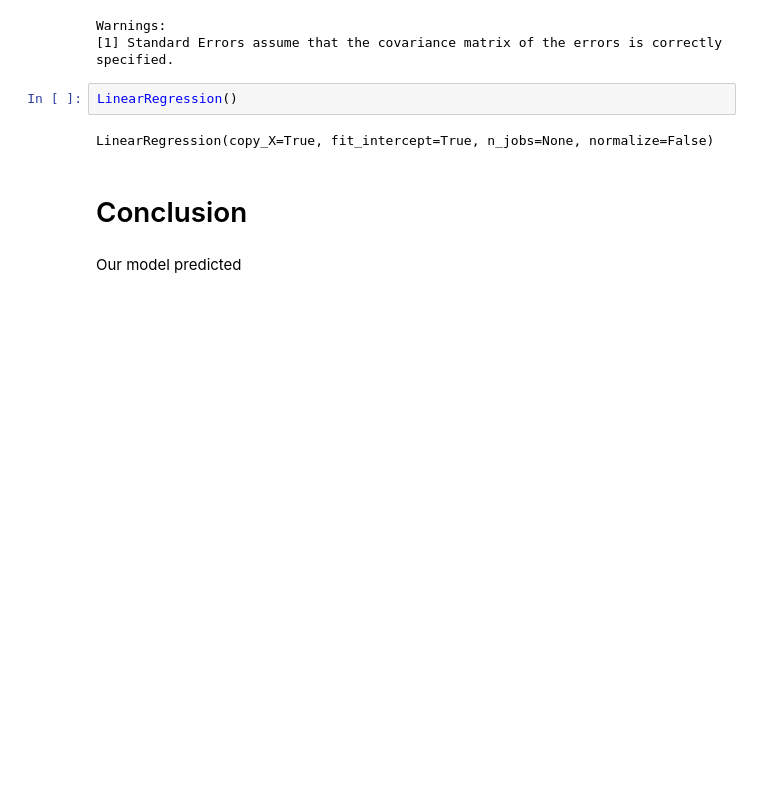
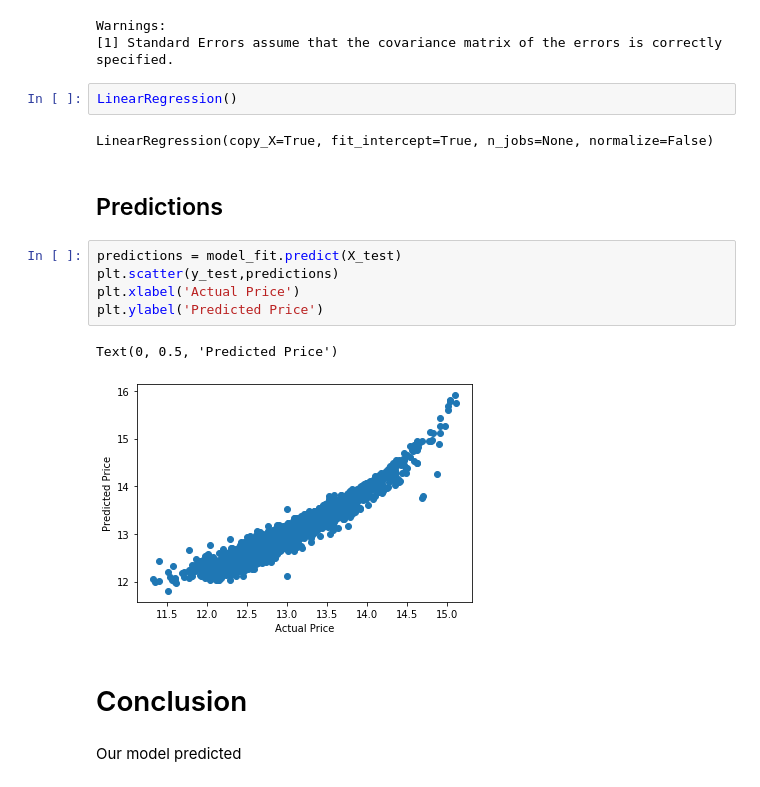
Before and after one commit to aradaha/dsc-mod-2-project-v2-1-onl01-dtsc-ft-030220, a Jupyter notebook: student.ipynb, the cells around one changed output. Saved outputs shown, nothing was run; the diff lists cells and outputs as text; blank space fills up the shorter version.

```diff
--- a/student.ipynb
+++ b/student.ipynb
@@ -653,6 +653,16 @@ Warnings:
 LinearRegression()
 # %% [output]
 LinearRegression(copy_X=True, fit_intercept=True, n_jobs=None, normalize=False)
+# %% [markdown]
+## Predictions
+# %%
+predictions = model_fit.predict(X_test)
+plt.scatter(y_test,predictions)
+plt.xlabel('Actual Price')
+plt.ylabel('Predicted Price')
+# %% [output]
+Text(0, 0.5, 'Predicted Price')
+[figure, added]
 # %% [markdown]
 # Conclusion
 # %% [markdown]
```
